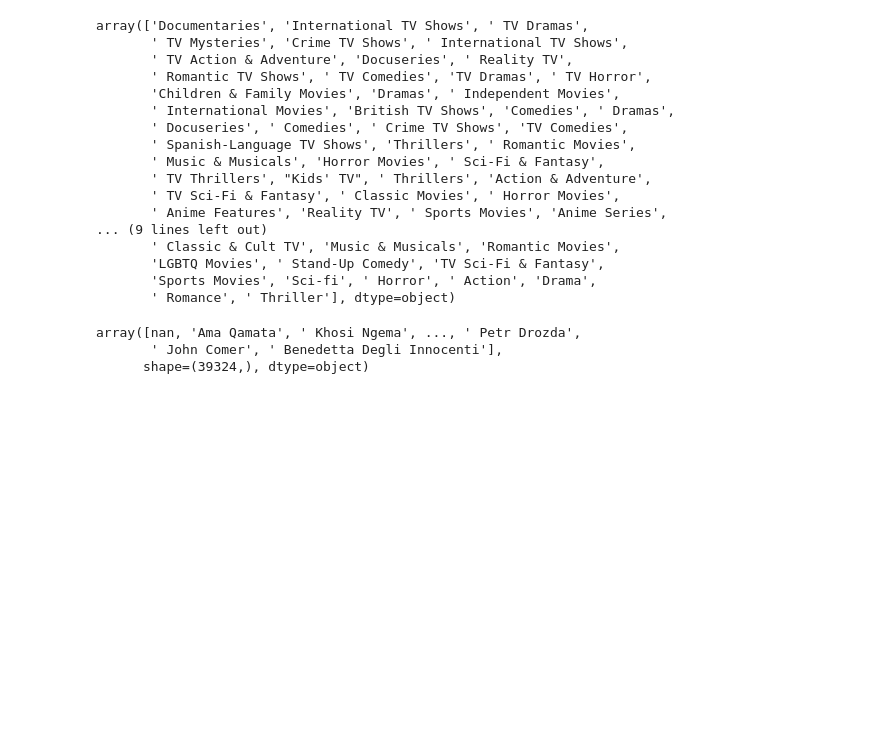
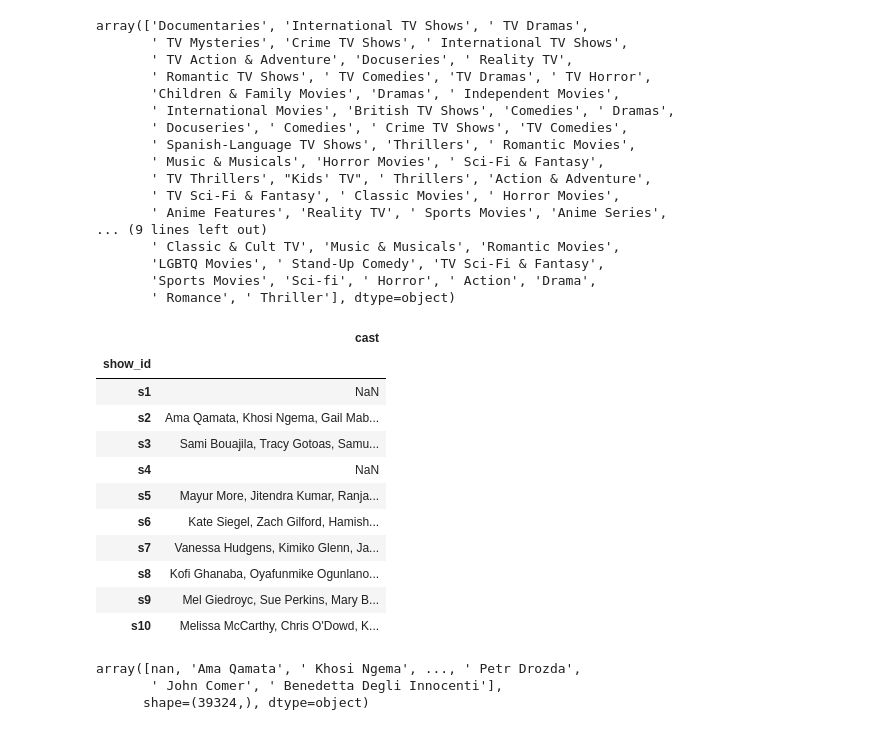
Before and after one commit to jdev94/netflix_analysis, a Jupyter notebook: notebooks/netflix_data_cleaning.ipynb, the cells around one changed output. Cells and saved outputs as stored; diff of their text form; code cells hidden in the pictures; blank space fills up the shorter version.

```diff
--- a/notebooks/netflix_data_cleaning.ipynb
+++ b/notebooks/netflix_data_cleaning.ipynb
@@ -353,6 +370,23 @@ array(['Documentaries', 'International TV Shows', ' TV Dramas',
        'LGBTQ Movies', ' Stand-Up Comedy', 'TV Sci-Fi & Fantasy',
        'Sports Movies', 'Sci-fi', ' Horror', ' Action', 'Drama',
        ' Romance', ' Thriller'], dtype=object)
+# %%
+# Visualisation colonne 'cast'
+
+df_wip['cast'].head(10).to_frame()
+# %% [output]
+|  | cast |
+| show_id |  |
+| s1 | NaN |
+| s2 | Ama Qamata, Khosi Ngema, Gail Mab... |
+| s3 | Sami Bouajila, Tracy Gotoas, Samu... |
+| s4 | NaN |
+| s5 | Mayur More, Jitendra Kumar, Ranja... |
+| s6 | Kate Siegel, Zach Gilford, Hamish... |
+| s7 | Vanessa Hudgens, Kimiko Glenn, Ja... |
+| s8 | Kofi Ghanaba, Oyafunmike Ogunlano... |
+| s9 | Mel Giedroyc, Sue Perkins, Mary B... |
+| s10 | Melissa McCarthy, Chris O'Dowd, K... |
 # %%
 # Création DataFrame 'cast_list' sur "cast"
 df_wip['cast_list'] = df_wip['cast'].str.split(',')
```
Also changed, not shown: parts of 7 cells of this notebook.
